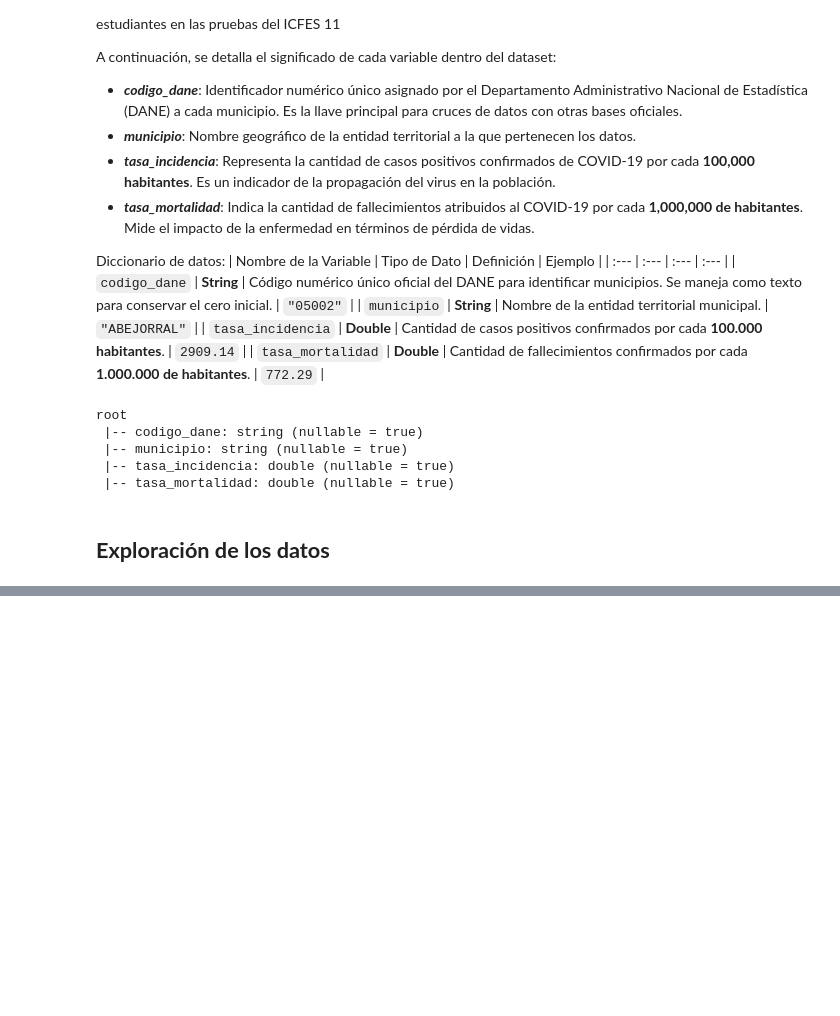
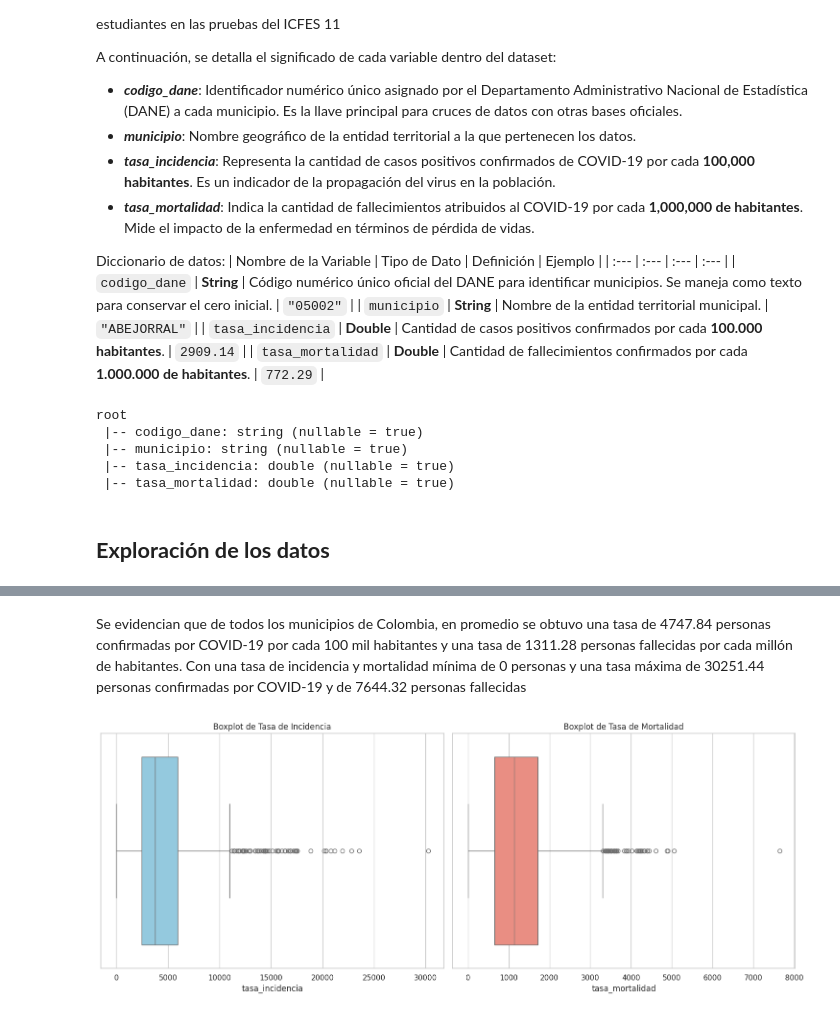
Before and after one commit to Exmator/proyecto_procesamiento, a Jupyter notebook: notebooks/analisis_exploratorio_covid_municipio.ipynb, the cells around one changed output, grey strips where cells are left out. Drawn from its saved outputs; the diff is of its cells as text; code cells hidden in the pictures; blank space fills up the shorter version.

```diff
--- a/notebooks/analisis_exploratorio_covid_municipio.ipynb
+++ b/notebooks/analisis_exploratorio_covid_municipio.ipynb
@@ -129,0 +139,20 @@ print(f"El coeficiente de correlación de Pearson es: {correlacion}")
+# %% [markdown]
+Se evidencian que de todos los municipios de Colombia, en promedio se obtuvo una tasa de 4747.84 personas confirmadas por COVID-19 por cada 100 mil habitantes y una tasa de 1311.28 personas fallecidas por cada millón de habitantes. Con una tasa de incidencia y mortalidad mínima de 0 personas y una tasa máxima de 30251.44 personas confirmadas por COVID-19 y de 7644.32 personas fallecidas
+# %%
+# Convertimos a Pandas para graficar
+pdf = dfPy01.select("tasa_incidencia", "tasa_mortalidad").toPandas()
+sns.set_theme(style="whitegrid")
+
+# --- FIGURA DE BOXPLOTS ---
+fig_box, axes_box = plt.subplots(1, 2, figsize=(15, 6))
+
+sns.boxplot(x=pdf['tasa_incidencia'], ax=axes_box[0], color='skyblue')
+axes_box[0].set_title('Boxplot de Tasa de Incidencia')
+
+sns.boxplot(x=pdf['tasa_mortalidad'], ax=axes_box[1], color='salmon')
+axes_box[1].set_title('Boxplot de Tasa de Mortalidad')
+
+plt.tight_layout()
+plt.show()
+# %% [output]
+[figure, added]
```
Also changed, not shown: parts of 16 cells of this notebook.
